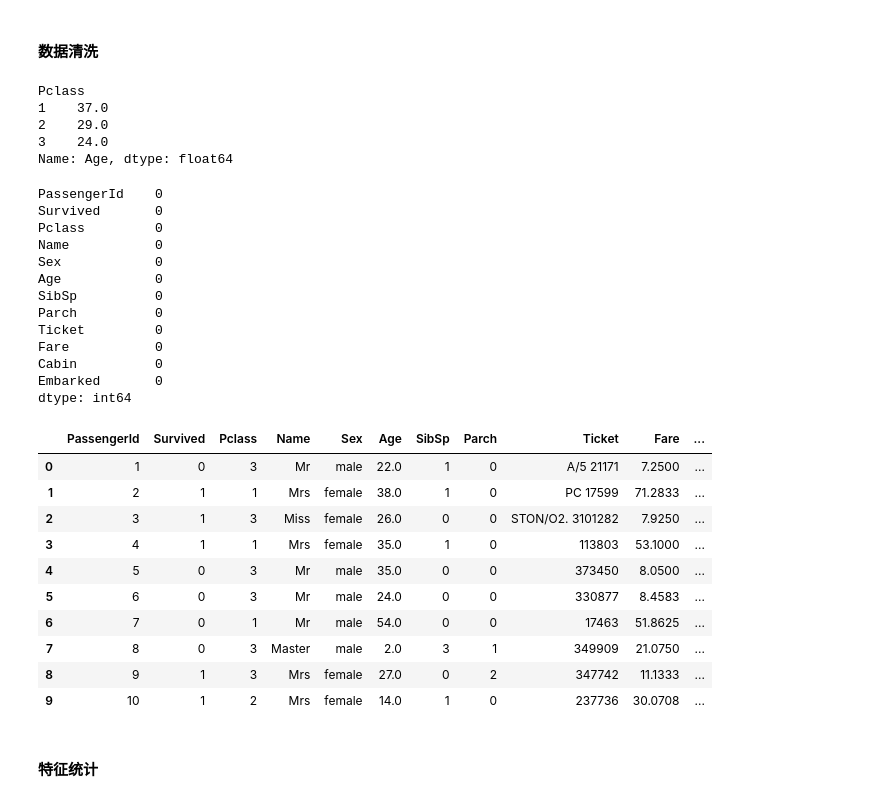
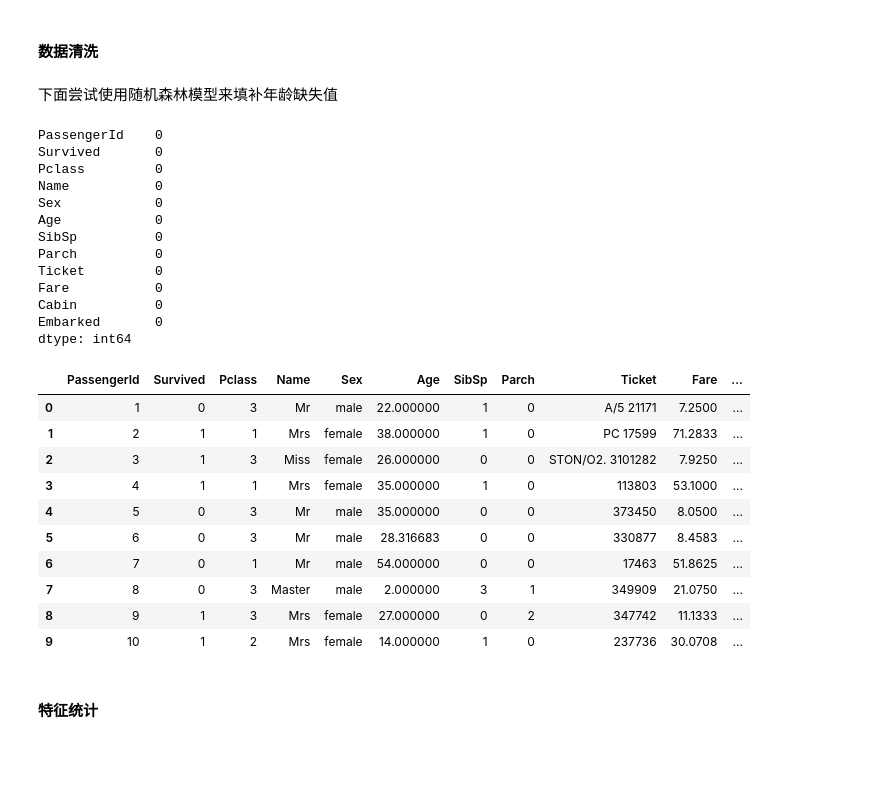
Before and after one commit to baqiyansheng/Titanic, a Jupyter notebook: src/titanic.ipynb, the cells around one changed output. Drawn from its saved outputs; the diff is of its cells as text; code cells hidden in the pictures; blank space fills up the shorter version.

```diff
--- a/src/titanic.ipynb
+++ b/src/titanic.ipynb
@@ -59,3 +59,5 @@ Embarked         0
 dtype: int64
 # %% [markdown]
 #### 数据清洗
+# %% [markdown]
+下面尝试使用随机森林模型来填补年龄缺失值
@@ -62,62 +97,68 @@ dtype: int64
 # %%
-def data_process(data):
+import csv
+def data_process(data,type=2):
     # 缺失的登船地点直接用众数填充
     data['Embarked'].fillna(data['Embarked'].mode()[0], inplace=True)
-    # 统计年龄与其他数字项的相关程度
-    # tmp = data[['PassengerId', 'Survived', 'Pclass', 'Age', 'SibSp', 'Parch', 'Fare']]
+
+    # # 统计年龄与其他数字项的相关程度
+    # data.loc[data['Sex'] == 'male', 'Sex'] = 0
+    # data.loc[data['Sex'] == 'female', 'Sex'] = 1
+    # tmp = data[['PassengerId', 'Survived', 'Pclass', 'Age', 'SibSp', 'Parch', 'Fare','Sex']]
     # display(tmp.corr()['Age'].sort_values())
-    # 计算各个 Pclass 的年龄中位数
-    display(data.groupby('Pclass')['Age'].median())
-    # 用各个 Pclass 的年龄中位数填充
-    data['Age'].fillna(data.groupby('Pclass')['Age'].transform('median'), inplace=True)
+
+    if(type==1):
+        # 计算各个 Pclass 的年龄中位数
+        display(data.groupby('Pclass')['Age'].median())
+        # 用各个 Pclass 的年龄中位数填充
+        data['Age'].fillna(data.groupby('Pclass')['Age'].transform('median'), inplace=True)
+    elif(type==2):
+        # 用随机森林模型填充Age缺失值
+        fill_age(data)
+
+
     # # 船舱号缺失值过多，只考虑有无船舱号
     data['Cabin'].fillna(0, inplace=True)
     data.loc[data['Cabin'] != 0, 'Cabin'] = 1
     # 直接删除
     # train.drop(['Cabin'], axis=1, inplace=True)
     # 姓名，只保留称谓
     data['Name'] = data['Name'].str.extract(' ([A-Za-z]+)\.', expand=False)
 
     # Ticket 是独一无二的，直接删除
     #data.drop(['Ticket'], axis=1, inplace=True)
 
     #用 -1 填充 Ticket
     data['Ticket'].fillna(-1, inplace=True)
     return data
 
 train = data_process(train)
 display(train.isna().sum())
 display(train.head(10))
 # %% [output]
-Pclass
-1    37.0
-2    29.0
-3    24.0
-Name: Age, dtype: float64
+PassengerId    0
+Survived       0
+Pclass         0
+Name           0
+Sex            0
+Age            0
+SibSp          0
+Parch          0
+Ticket         0
+Fare           0
+Cabin          0
+Embarked       0
+dtype: int64
-PassengerId    0
-Survived       0
-Pclass         0
-Name           0
-Sex            0
-Age            0
-SibSp          0
-Parch          0
-Ticket         0
-Fare           0
-Cabin          0
-Embarked       0
-dtype: int64
 |  | PassengerId | Survived | Pclass | Name | Sex | Age | SibSp | Parch | Ticket | Fare | ... |
-| 0 | 1 | 0 | 3 | Mr | male | 22.0 | 1 | 0 | A/5 21171 | 7.2500 | ... |
-| 1 | 2 | 1 | 1 | Mrs | female | 38.0 | 1 | 0 | PC 17599 | 71.2833 | ... |
-| 2 | 3 | 1 | 3 | Miss | female | 26.0 | 0 | 0 | STON/O2. 3101282 | 7.9250 | ... |
-| 3 | 4 | 1 | 1 | Mrs | female | 35.0 | 1 | 0 | 113803 | 53.1000 | ... |
-| 4 | 5 | 0 | 3 | Mr | male | 35.0 | 0 | 0 | 373450 | 8.0500 | ... |
-| 5 | 6 | 0 | 3 | Mr | male | 24.0 | 0 | 0 | 330877 | 8.4583 | ... |
-| 6 | 7 | 0 | 1 | Mr | male | 54.0 | 0 | 0 | 17463 | 51.8625 | ... |
-| 7 | 8 | 0 | 3 | Master | male | 2.0 | 3 | 1 | 349909 | 21.0750 | ... |
-| 8 | 9 | 1 | 3 | Mrs | female | 27.0 | 0 | 2 | 347742 | 11.1333 | ... |
-| 9 | 10 | 1 | 2 | Mrs | female | 14.0 | 1 | 0 | 237736 | 30.0708 | ... |
+| 0 | 1 | 0 | 3 | Mr | male | 22.000000 | 1 | 0 | A/5 21171 | 7.2500 | ... |
+| 1 | 2 | 1 | 1 | Mrs | female | 38.000000 | 1 | 0 | PC 17599 | 71.2833 | ... |
+| 2 | 3 | 1 | 3 | Miss | female | 26.000000 | 0 | 0 | STON/O2. 3101282 | 7.9250 | ... |
+| 3 | 4 | 1 | 1 | Mrs | female | 35.000000 | 1 | 0 | 113803 | 53.1000 | ... |
+| 4 | 5 | 0 | 3 | Mr | male | 35.000000 | 0 | 0 | 373450 | 8.0500 | ... |
+| 5 | 6 | 0 | 3 | Mr | male | 28.316683 | 0 | 0 | 330877 | 8.4583 | ... |
+| 6 | 7 | 0 | 1 | Mr | male | 54.000000 | 0 | 0 | 17463 | 51.8625 | ... |
+| 7 | 8 | 0 | 3 | Master | male | 2.000000 | 3 | 1 | 349909 | 21.0750 | ... |
+| 8 | 9 | 1 | 3 | Mrs | female | 27.000000 | 0 | 2 | 347742 | 11.1333 | ... |
+| 9 | 10 | 1 | 2 | Mrs | female | 14.000000 | 1 | 0 | 237736 | 30.0708 | ... |
 # %% [markdown]
 #### 特征统计
 # %%
```
Also changed, not shown: parts of 10 cells of this notebook, 9 other files.
